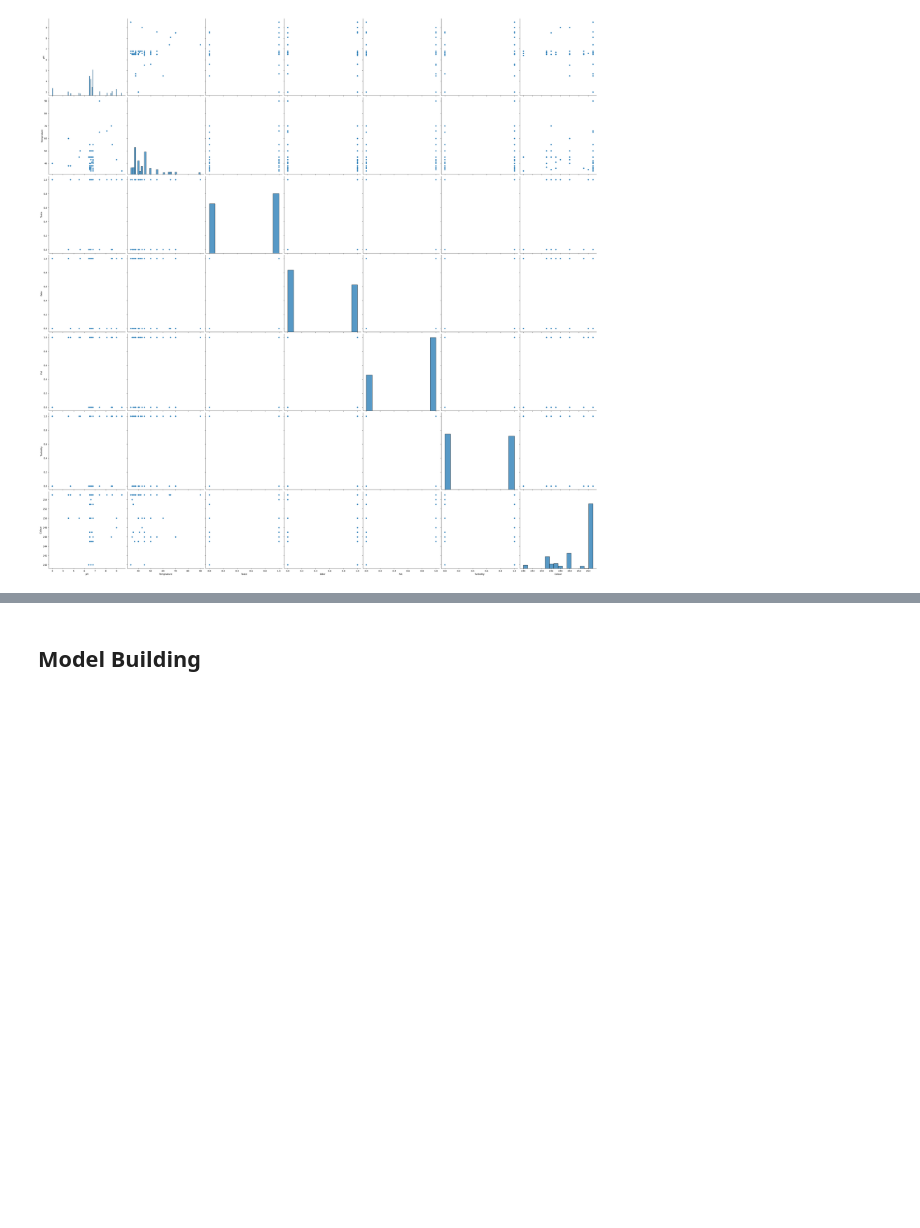
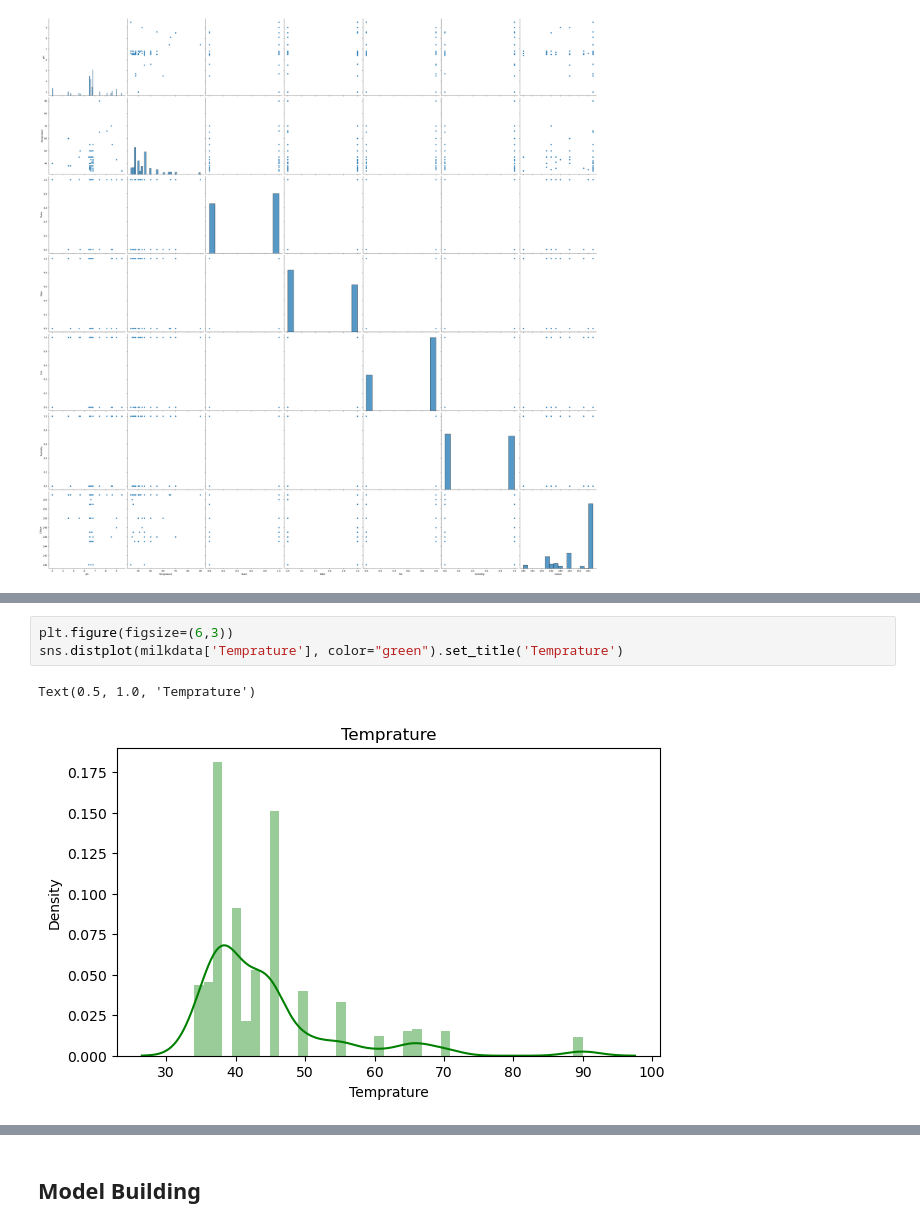
Before and after one commit to kintan-pitaloka/MilkQualityPredicitions, a Jupyter notebook: MilkQualityPredictions.ipynb, the cells around one changed output, grey strips where cells are left out. Saved outputs shown, nothing was run; the diff lists cells and outputs as text; blank space fills up the shorter version.

```diff
--- a/MilkQualityPredictions.ipynb
+++ b/MilkQualityPredictions.ipynb
@@ -117,0 +202,6 @@ sns.pairplot(milkdata,height=5)
+# %%
+plt.figure(figsize=(6,3))
+sns.distplot(milkdata['Temprature'], color="green").set_title('Temprature')
+# %% [output]
+Text(0.5, 1.0, 'Temprature')
+[figure, added]
```
Also changed, not shown: parts of 29 cells of this notebook.
